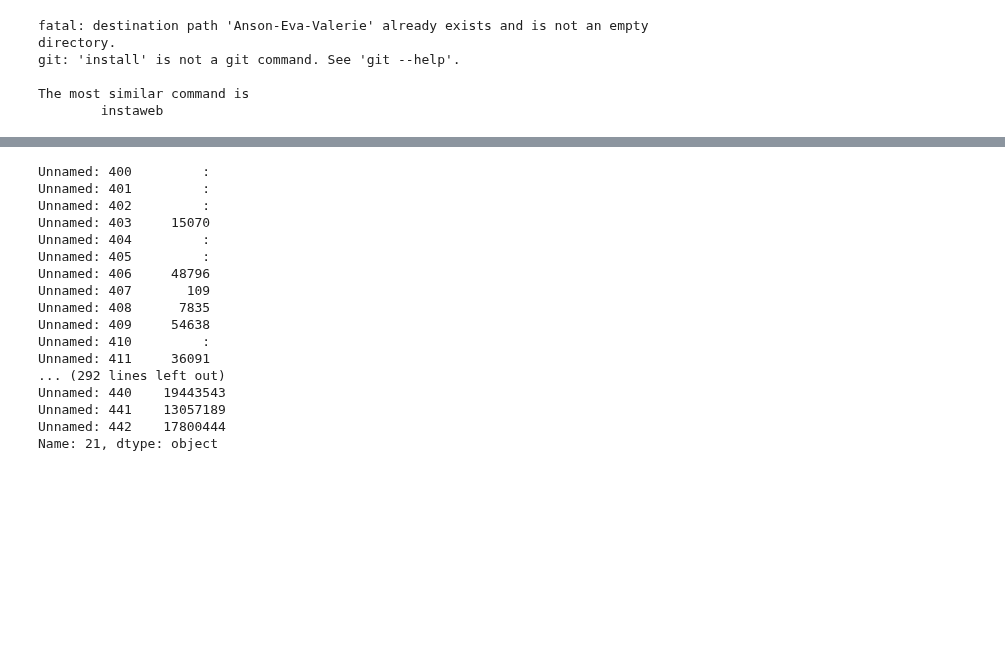
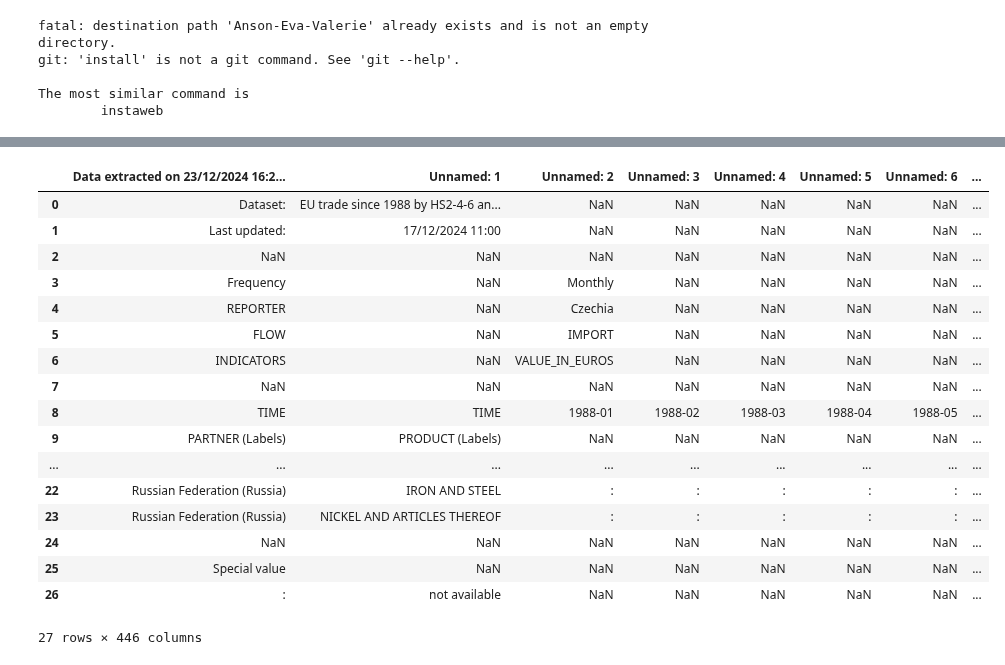
Before and after one commit to Anson422/Anson-Eva-Valerie, a Jupyter notebook: Stacked Bar Chart/EU_import_RU_gas.ipynb, the cells around one changed output, grey strips where cells are left out. Saved outputs shown, nothing was run; the diff lists cells and outputs as text; code cells hidden in the pictures; blank space fills up the shorter version.

```diff
--- a/Stacked Bar Chart/EU_import_RU_gas.ipynb
+++ b/Stacked Bar Chart/EU_import_RU_gas.ipynb
@@ -26,9 +26,10 @@ dic = {"Czechia": 5, "Estonia": 10, "Greece": 18, "Italy": 22, "Latvia": 25, "Ro
 dfs = {}
 for key, value in dic.items():
     try:
-        dfs[key] = pd.read_excel("/content/Anson-Eva-Valerie/Stacked Bar Chart/data/ds-045409__custom_14788878_spreadsheet.xlsx", sheet_name=value)
-        print(f"Sheet {value} (for {key}) loaded successfully.")
+        dfs[key] = pd.read_excel("/content/Anson-Eva-Valerie/Stacked Bar Chart/data/ds-045409__custom_14788878_spreadsheet.xlsx", sheet_name= f"Sheet {value}")
+        values = dfs[key].loc[20]
+
+        print(values)
     except Exception as e:
         print(f"Error loading sheet {value} (for {key}): {e}")
-dfs
 # %% [output]
@@ -59,25 +127,21 @@ Sheet 33 (for Slovakia) loaded successfully.
-# %%
-for key in dic.keys():
-    # 使用国家/地区名称作为键访问 DataFrame
-    df = dfs[key]
-    # 现在你可以在 DataFrame 上使用 .iloc
-    value = df.iloc[21, 400:443]
-    print(value)
-# %% [output]
-Unnamed: 400         :
-Unnamed: 401         :
-Unnamed: 402         :
-Unnamed: 403     15070
-Unnamed: 404         :
-Unnamed: 405         :
-Unnamed: 406     48796
-Unnamed: 407       109
-Unnamed: 408      7835
-Unnamed: 409     54638
-Unnamed: 410         :
-Unnamed: 411     36091
-... (292 lines left out)
-Unnamed: 440    19443543
-Unnamed: 441    13057189
-Unnamed: 442    17800444
-Name: 21, dtype: object
+# %%
+dfs["Czechia"]
+# %% [output]
+|  | Data extracted on 23/12/2024 16:2... | Unnamed: 1 | Unnamed: 2 | Unnamed: 3 | Unnamed: 4 | Unnamed: 5 | Unnamed: 6 | ... |
+| 0 | Dataset: | EU trade since 1988 by HS2-4-6 an... | NaN | NaN | NaN | NaN | NaN | ... |
+| 1 | Last updated: | 17/12/2024 11:00 | NaN | NaN | NaN | NaN | NaN | ... |
+| 2 | NaN | NaN | NaN | NaN | NaN | NaN | NaN | ... |
+| 3 | Frequency | NaN | Monthly | NaN | NaN | NaN | NaN | ... |
+| 4 | REPORTER | NaN | Czechia | NaN | NaN | NaN | NaN | ... |
+| 5 | FLOW | NaN | IMPORT | NaN | NaN | NaN | NaN | ... |
+| 6 | INDICATORS | NaN | VALUE_IN_EUROS | NaN | NaN | NaN | NaN | ... |
+| 7 | NaN | NaN | NaN | NaN | NaN | NaN | NaN | ... |
+| 8 | TIME | TIME | 1988-01 | 1988-02 | 1988-03 | 1988-04 | 1988-05 | ... |
+| 9 | PARTNER (Labels) | PRODUCT (Labels) | NaN | NaN | NaN | NaN | NaN | ... |
+| ... | ... | ... | ... | ... | ... | ... | ... | ... |
+| 22 | Russian Federation (Russia) | IRON AND STEEL | : | : | : | : | : | ... |
+| 23 | Russian Federation (Russia) | NICKEL AND ARTICLES THEREOF | : | : | : | : | : | ... |
+| 24 | NaN | NaN | NaN | NaN | NaN | NaN | NaN | ... |
+| 25 | Special value | NaN | NaN | NaN | NaN | NaN | NaN | ... |
+| 26 | : | not available | NaN | NaN | NaN | NaN | NaN | ... |
+27 rows × 446 columns
```
Also changed, not shown: parts of 1 cell of this notebook.
